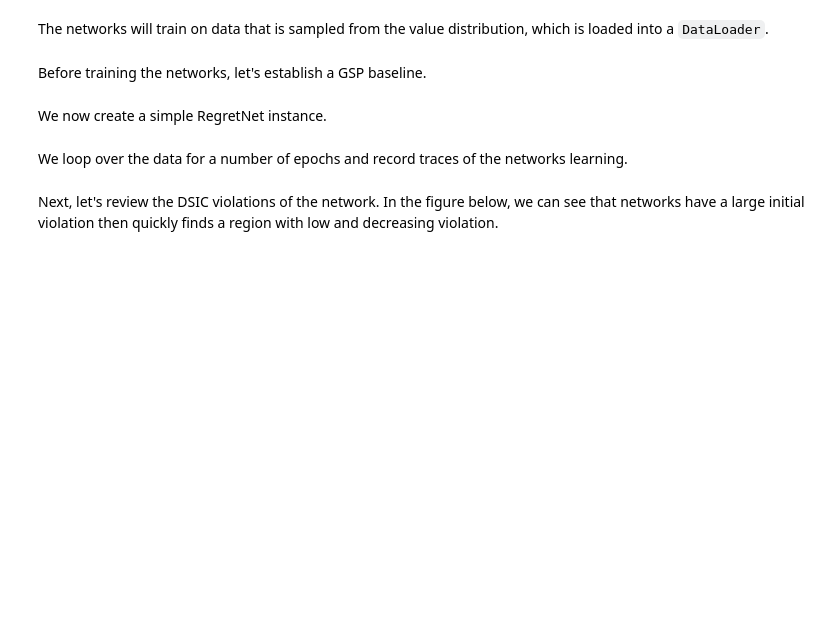
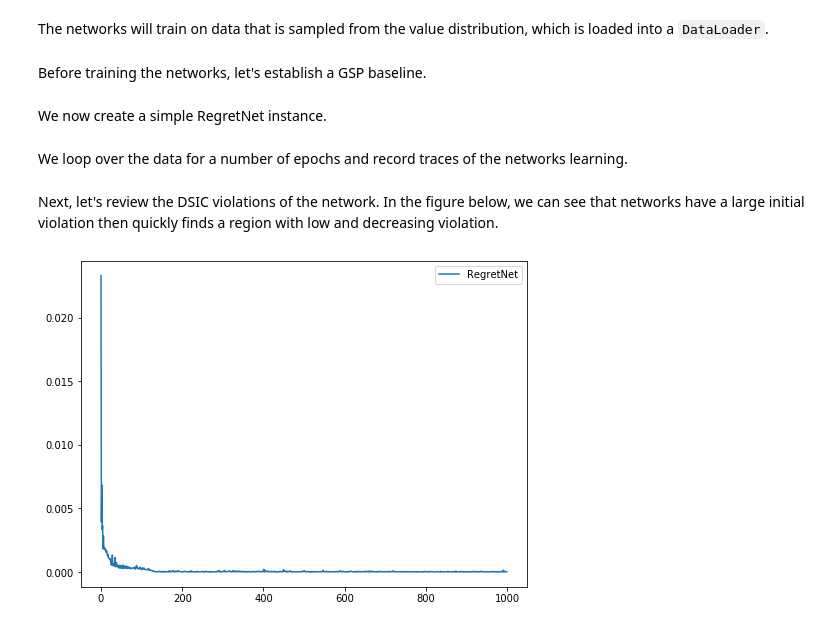
Before and after one commit to OdetteRoest/learning-auctions, a Jupyter notebook: learning-position-auctions.ipynb, the cells around one changed output. Saved outputs shown, nothing was run; the diff lists cells and outputs as text; code cells hidden in the pictures; blank space fills up the shorter version.

```diff
--- a/learning-position-auctions.ipynb
+++ b/learning-position-auctions.ipynb
@@ -427,4 +140,10 @@ regret_net_report = train(regret_net, regret_net_responders, values_and_signals_
 # %% [markdown]
 Next, let's review the DSIC violations of the network. In the figure below, we can see that networks have a large initial violation then quickly finds a region with low and decreasing violation.
+# %%
+fig, ax = plt.subplots(figsize=(8,6));
+ax.plot(regret_net_report.groupby('epoch').mean()[['total_ir_violation']], label='RegretNet');
+ax.legend();
+# %% [output]
+[figure, added]
 # %%
 fig, ax = plt.subplots(figsize=(8,6));
```
Also changed, not shown: parts of 41 cells of this notebook.
